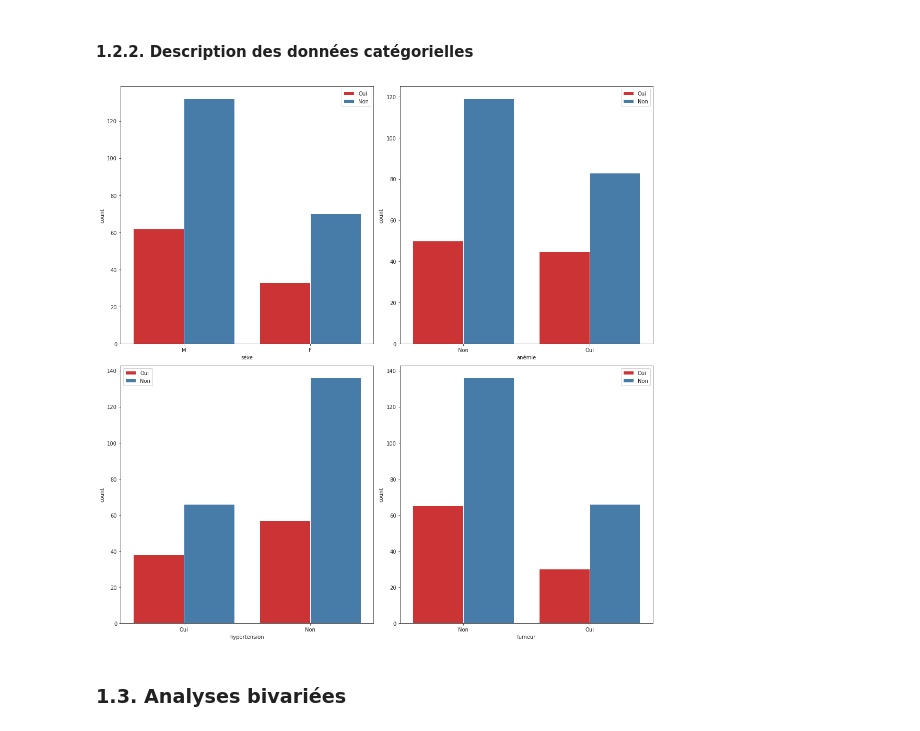
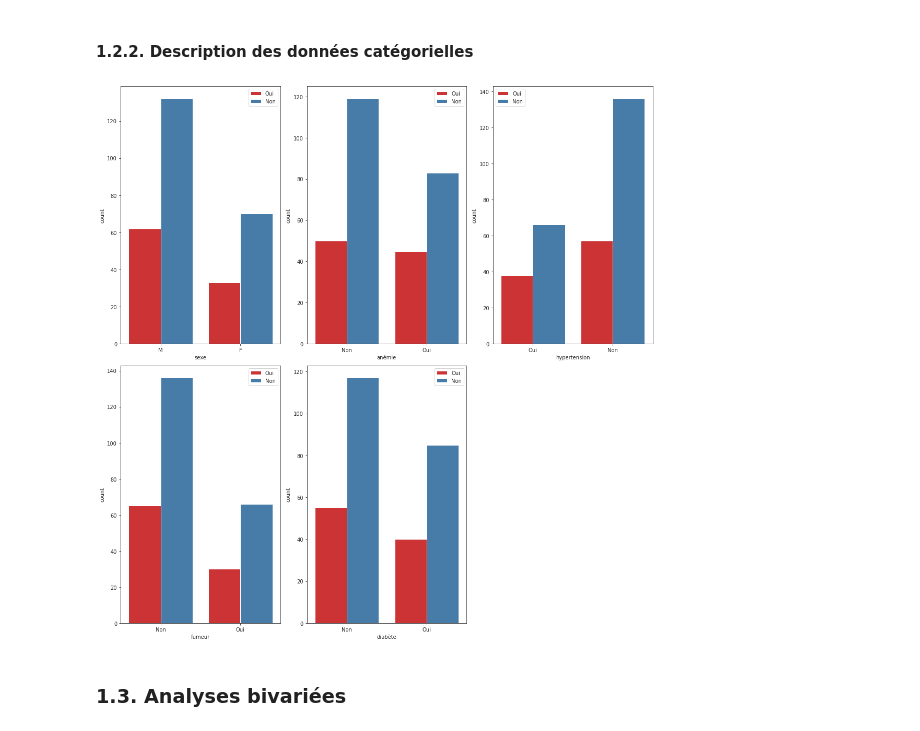
Before and after one commit to Sylvariane/Prediction_crise_cardiaque, a Jupyter notebook: Prédictions_crises_cardiaques.ipynb, the cells around one changed output. Drawn from its saved outputs; the diff is of its cells as text; code cells hidden in the pictures.

```diff
--- a/Prédictions_crises_cardiaques.ipynb
+++ b/Prédictions_crises_cardiaques.ipynb
@@ -217,27 +216,31 @@ _ = plt.show()
 # %%
 plt.figure(figsize = (15,15))
 
-_ = plt.subplot(2,2,1)
+_ = plt.subplot(2,3,1)
 _ = sns.countplot('sexe', hue='décès', data=data)
 _ = plt.legend()
 
-_ = plt.subplot(2,2,2)
+_ = plt.subplot(2,3,2)
 _ = sns.countplot('anémie', hue='décès', data=data)
 _ = plt.legend()
 
-_ = plt.subplot(2,2,3)
+_ = plt.subplot(2,3,3)
 _ = sns.countplot('hypertension', hue='décès', data=data)
 _ = plt.legend()
 
-_ = plt.subplot(2,2,4)
+_ = plt.subplot(2,3,4)
 _ = sns.countplot('fumeur', hue='décès', data=data)
+_ = plt.legend()
+
+_ = plt.subplot(2,3,5)
+_ = sns.countplot('diabète', hue='décès', data=data)
 _ = plt.legend()
 
 _ = plt.tight_layout()
 
 _ = plt.show()
 # %% [output]
-[figure, old version]
+[figure, new version]
 # %% [markdown]
 ### 1.3. Analyses bivariées
 # %% [markdown]
```
Also changed, not shown: parts of 26 cells of this notebook.
